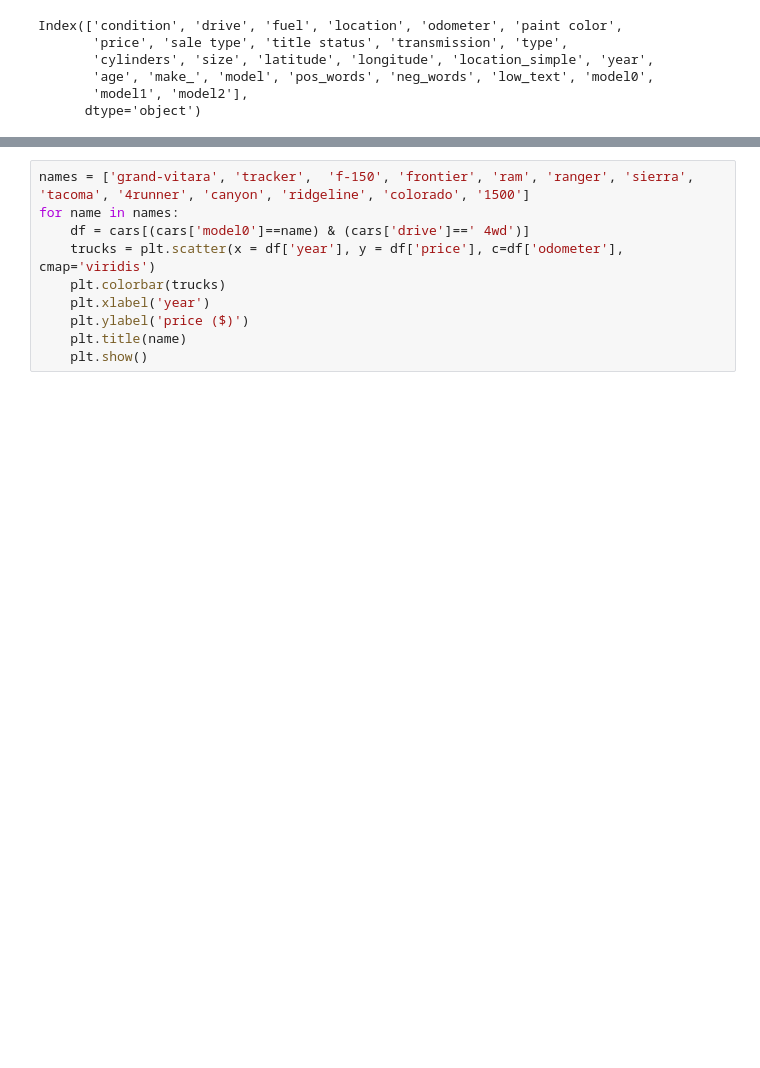
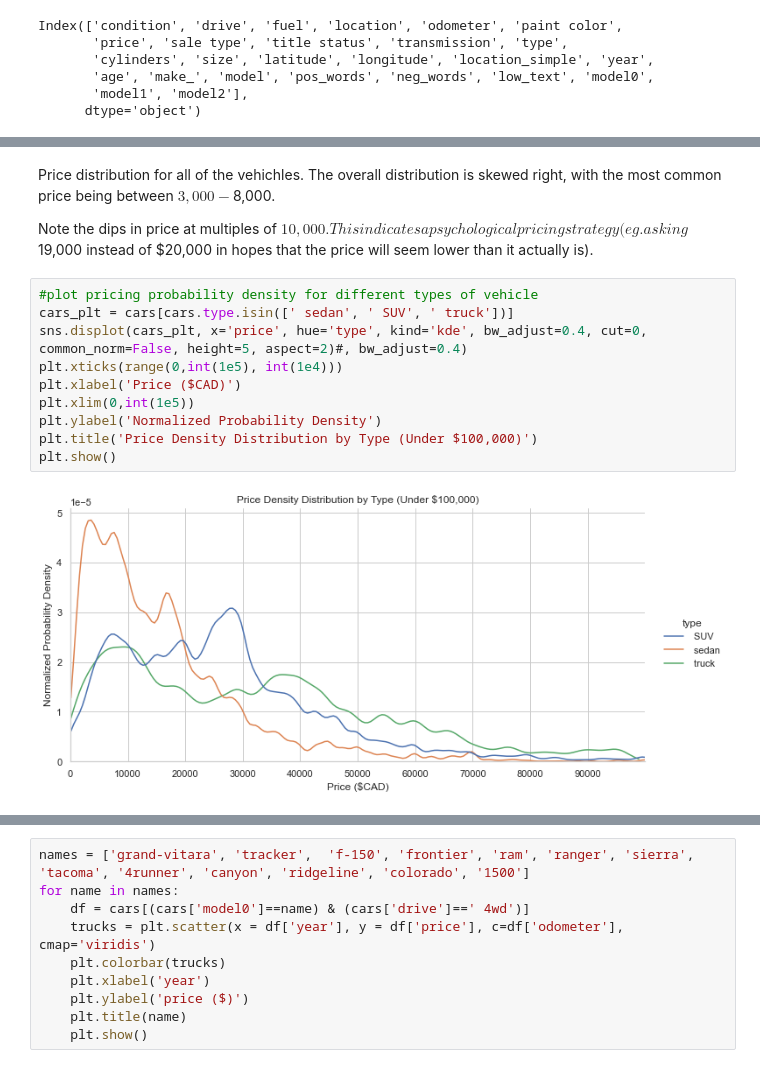
Before and after one commit to asylve/Craiglist-Cars-Study, a Jupyter notebook: EDA.ipynb, the cells around one changed output, grey strips where cells are left out. Cells and saved outputs as stored; diff of their text form; blank space fills up the shorter version.

```diff
--- a/EDA.ipynb
+++ b/EDA.ipynb
@@ -52,0 +59,16 @@ for col in ['condition', 'drive', 'fuel', 'location_simple', 'paint color', 'sal
+# %% [markdown]
+Price distribution for all of the vehichles. The overall distribution is skewed right, with the most common price being between $3,000-$8,000.
+
+Note the dips in price at multiples of $10,000. This indicates a psychological pricing strategy (eg.  asking $19,000 instead of $20,000 in hopes that the price will seem lower than it actually is).
+# %%
+#plot pricing probability density for different types of vehicle
+cars_plt = cars[cars.type.isin([' sedan', ' SUV', ' truck'])]
+sns.displot(cars_plt, x='price', hue='type', kind='kde', bw_adjust=0.4, cut=0, common_norm=False, height=5, aspect=2)#, bw_adjust=0.4)
+plt.xticks(range(0,int(1e5), int(1e4)))
+plt.xlabel('Price ($CAD)')
+plt.xlim(0,int(1e5))
+plt.ylabel('Normalized Probability Density')
+plt.title('Price Density Distribution by Type (Under $100,000)')
+plt.show()
+# %% [output]
+[figure, added]
```
Also changed, not shown: parts of 20 cells of this notebook.
